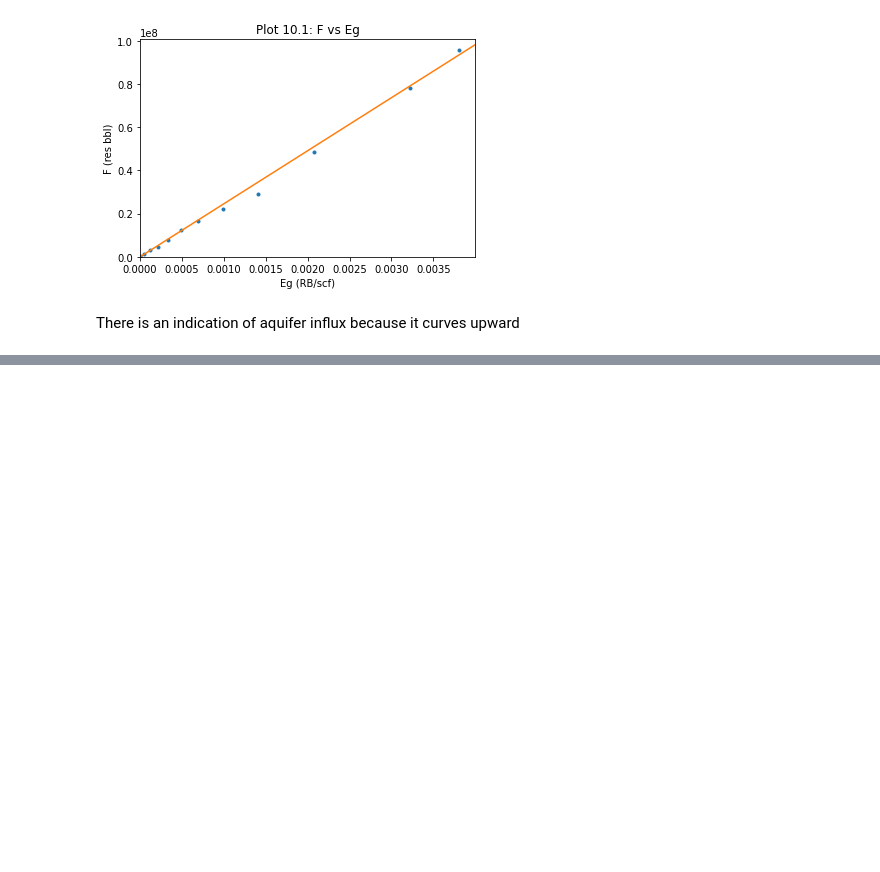
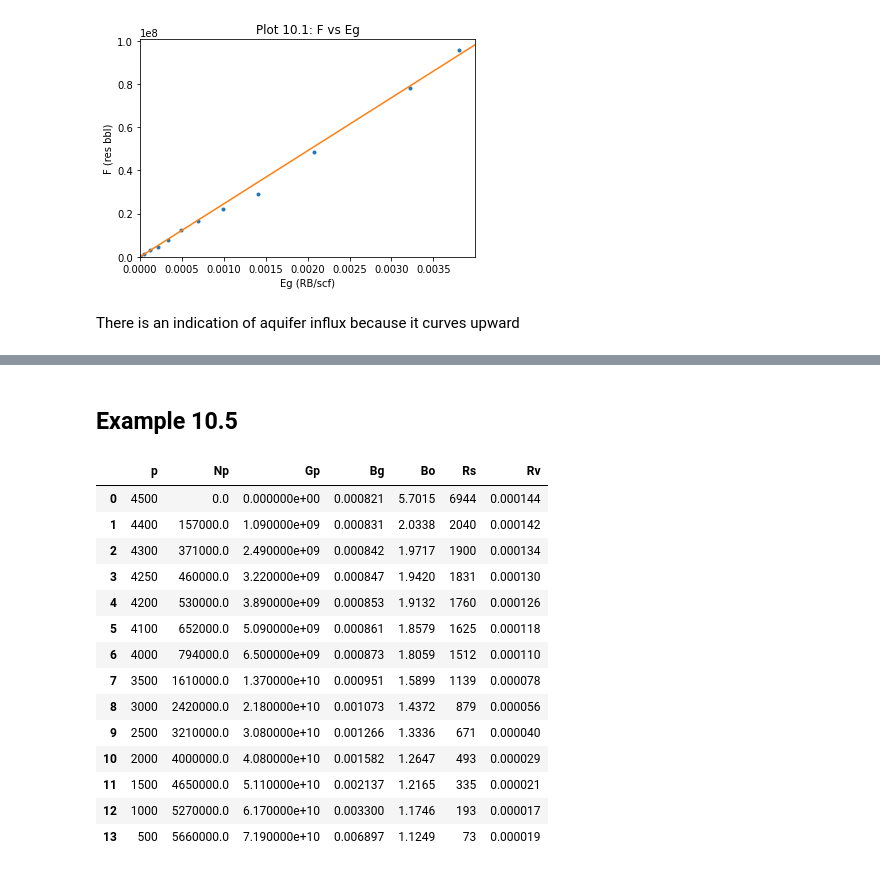
Before and after one commit to yohanesnuwara/reservoir-engineering, a Jupyter notebook: Unit 10 Gas-Condensate Reservoirs/notebook/10_problems.ipynb, the cells around one changed output, grey strips where cells are left out. Drawn from its saved outputs; the diff is of its cells as text; code cells hidden in the pictures; blank space fills up the shorter version.

```diff
--- a/Unit 10 Gas-Condensate Reservoirs/notebook/10_problems.ipynb
+++ b/Unit 10 Gas-Condensate Reservoirs/notebook/10_problems.ipynb
@@ -342,0 +378,22 @@ There is an indication of aquifer influx because it curves upward
+# %% [markdown]
+## Example 10.5
+# %%
+columns = ['p', 'Np', 'Gp', 'Bg', 'Bo', 'Rs', 'Rv']
+data = pd.read_csv('/content/reservoir-engineering/Unit 10 Gas-Condensate Reservoirs/data/Table 10.15-PVT and Production Data for Problem 10.5.csv', names=columns)
+data
+# %% [output]
+|  | p | Np | Gp | Bg | Bo | Rs | Rv |
+| 0 | 4500 | 0.0 | 0.000000e+00 | 0.000821 | 5.7015 | 6944 | 0.000144 |
+| 1 | 4400 | 157000.0 | 1.090000e+09 | 0.000831 | 2.0338 | 2040 | 0.000142 |
+| 2 | 4300 | 371000.0 | 2.490000e+09 | 0.000842 | 1.9717 | 1900 | 0.000134 |
+| 3 | 4250 | 460000.0 | 3.220000e+09 | 0.000847 | 1.9420 | 1831 | 0.000130 |
+| 4 | 4200 | 530000.0 | 3.890000e+09 | 0.000853 | 1.9132 | 1760 | 0.000126 |
+| 5 | 4100 | 652000.0 | 5.090000e+09 | 0.000861 | 1.8579 | 1625 | 0.000118 |
+| 6 | 4000 | 794000.0 | 6.500000e+09 | 0.000873 | 1.8059 | 1512 | 0.000110 |
+| 7 | 3500 | 1610000.0 | 1.370000e+10 | 0.000951 | 1.5899 | 1139 | 0.000078 |
+| 8 | 3000 | 2420000.0 | 2.180000e+10 | 0.001073 | 1.4372 | 879 | 0.000056 |
+| 9 | 2500 | 3210000.0 | 3.080000e+10 | 0.001266 | 1.3336 | 671 | 0.000040 |
+| 10 | 2000 | 4000000.0 | 4.080000e+10 | 0.001582 | 1.2647 | 493 | 0.000029 |
+| 11 | 1500 | 4650000.0 | 5.110000e+10 | 0.002137 | 1.2165 | 335 | 0.000021 |
+| 12 | 1000 | 5270000.0 | 6.170000e+10 | 0.003300 | 1.1746 | 193 | 0.000017 |
+| 13 | 500 | 5660000.0 | 7.190000e+10 | 0.006897 | 1.1249 | 73 | 0.000019 |
```
Also changed, not shown: parts of 9 cells of this notebook.
